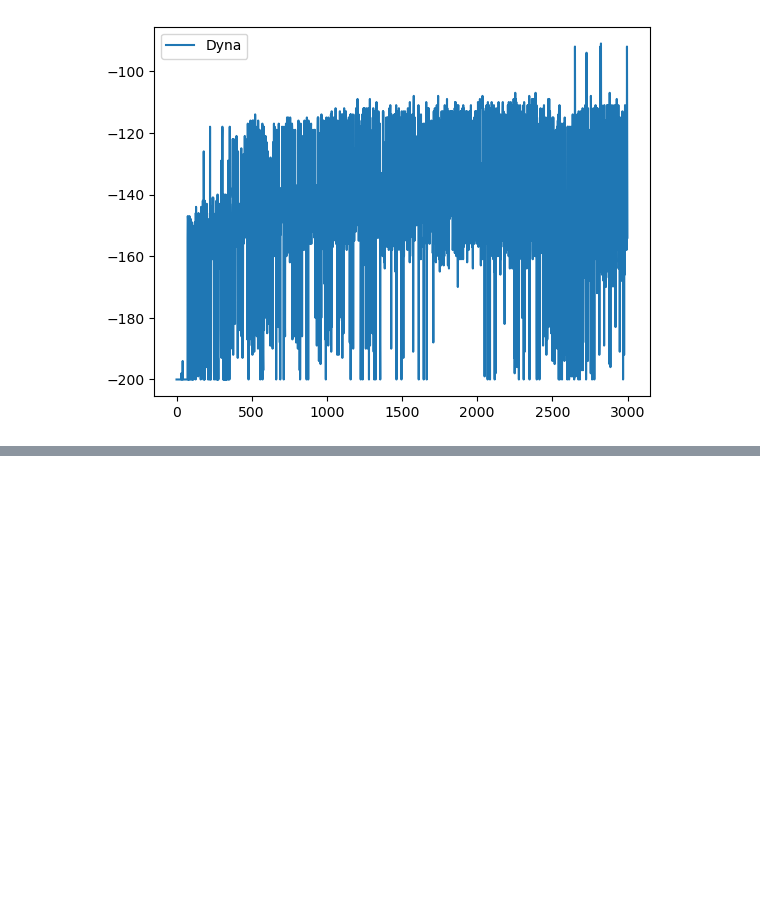
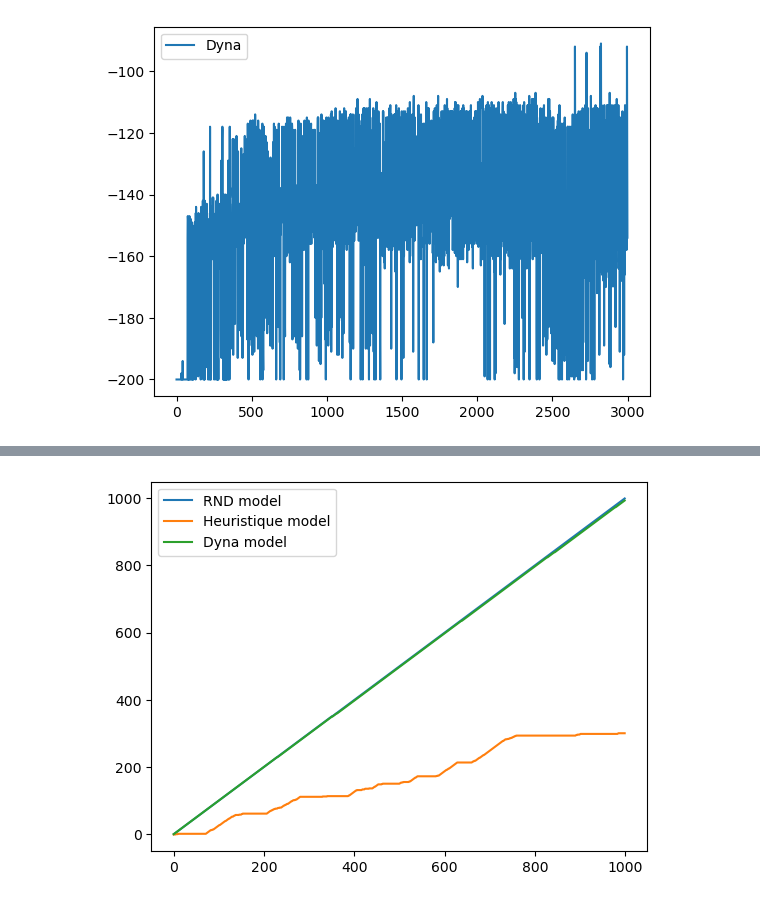
Before and after one commit to BelghmiAmine/ANNRL_MP1, a Jupyter notebook: Final.ipynb, the cells around one changed output, grey strips where cells are left out. Saved outputs shown, nothing was run; the diff lists cells and outputs as text; code cells hidden in the pictures; blank space fills up the shorter version.

```diff
--- a/Final.ipynb
+++ b/Final.ipynb
@@ -1068,0 +1132,8 @@ Episode  0 score: 163.00 average score: 163.00 epsilon: 0.00
+# %%
+plt.plot(solved_count_history_RND, label = "RND model")
+plt.plot(solved_count_history_heu, label = "Heuristique model")
+plt.plot(solved_count_history_dyna_comp, label = "Dyna model")
+plt.legend()
+plt.show()
+# %% [output]
+[figure, added]
```
Also changed, not shown: parts of 3 cells of this notebook, 3 other files.
